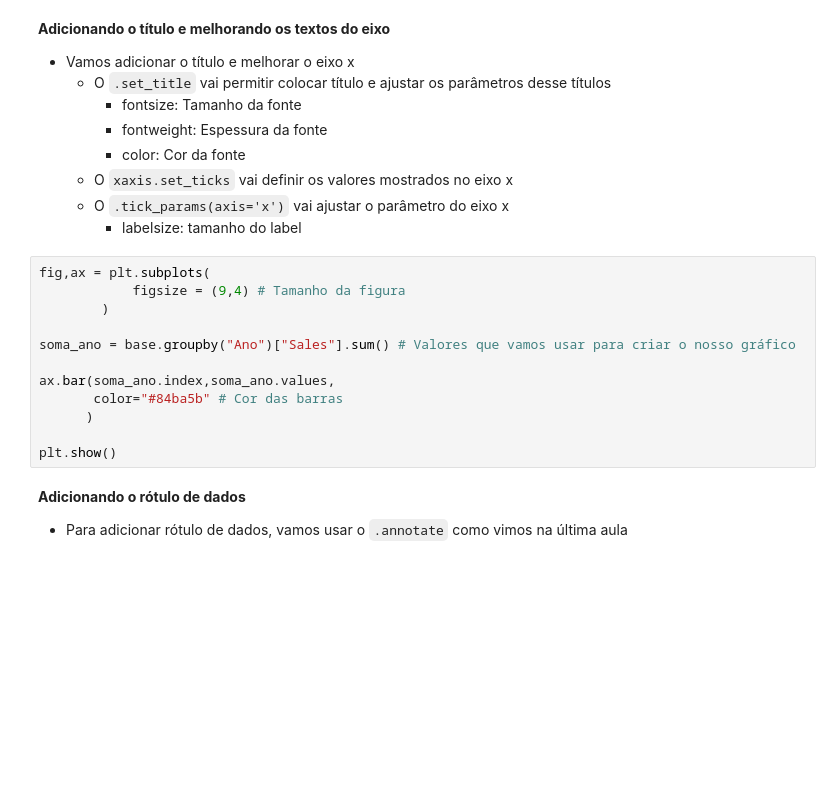
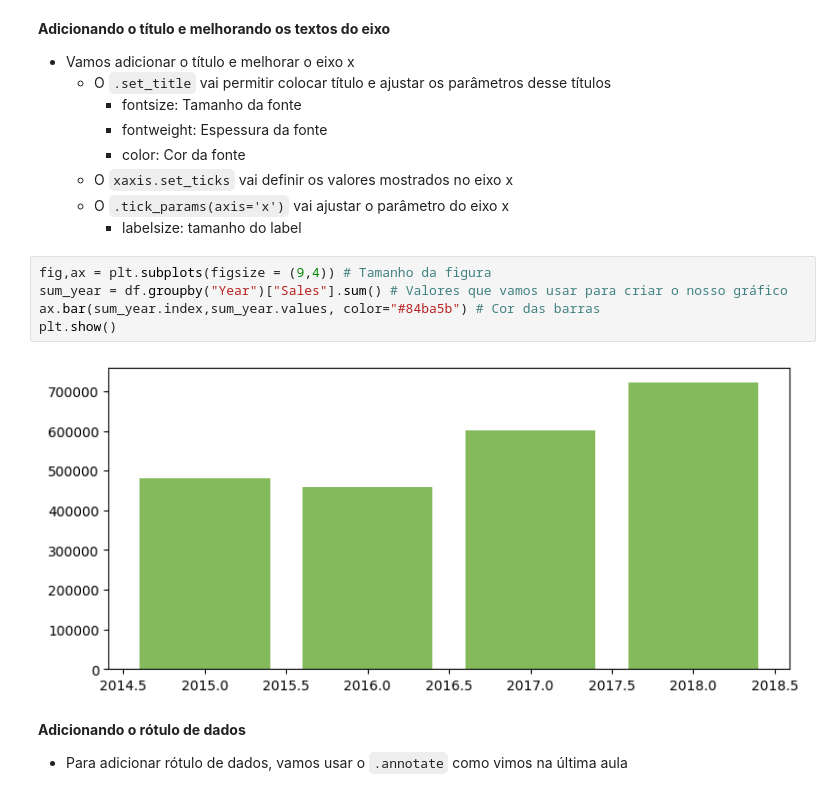
Before and after one commit to weder96/PyCodeData2025, a Jupyter notebook: Module08_A_Nova_Trantor_Construindo_Futuro/02. Criando uma apresentação executiva/Criando uma apresentação executiva - Arquivo Inicial.ipynb, the cells around one changed output. Drawn from its saved outputs; the diff is of its cells as text; blank space fills up the shorter version.

```diff
--- a/Module08_A_Nova_Trantor_Construindo_Futuro/02. Criando uma apresentação executiva/Criando uma apresentação executiva - Arquivo Inicial.ipynb
+++ b/Module08_A_Nova_Trantor_Construindo_Futuro/02. Criando uma apresentação executiva/Criando uma apresentação executiva - Arquivo Inicial.ipynb
@@ -93,17 +214,12 @@ import matplotlib.pyplot as plt
     - O `.tick_params(axis='x')` vai ajustar o parâmetro do eixo x
         - labelsize: tamanho do label
 # %%
-fig,ax = plt.subplots(
-            figsize = (9,4) # Tamanho da figura
-        )
-
-soma_ano = base.groupby("Ano")["Sales"].sum() # Valores que vamos usar para criar o nosso gráfico
-
-ax.bar(soma_ano.index,soma_ano.values,
-       color="#84ba5b" # Cor das barras
-      )
-
+fig,ax = plt.subplots(figsize = (9,4)) # Tamanho da figura
+sum_year = df.groupby("Year")["Sales"].sum() # Valores que vamos usar para criar o nosso gráfico
+ax.bar(sum_year.index,sum_year.values, color="#84ba5b") # Cor das barras
 plt.show()
+# %% [output]
+[figure, added]
 # %% [markdown]
 **Adicionando o rótulo de dados**
 - Para adicionar rótulo de dados, vamos usar o `.annotate` como vimos na última aula
```
Also changed, not shown: parts of 78 cells of this notebook, 11 other files.
